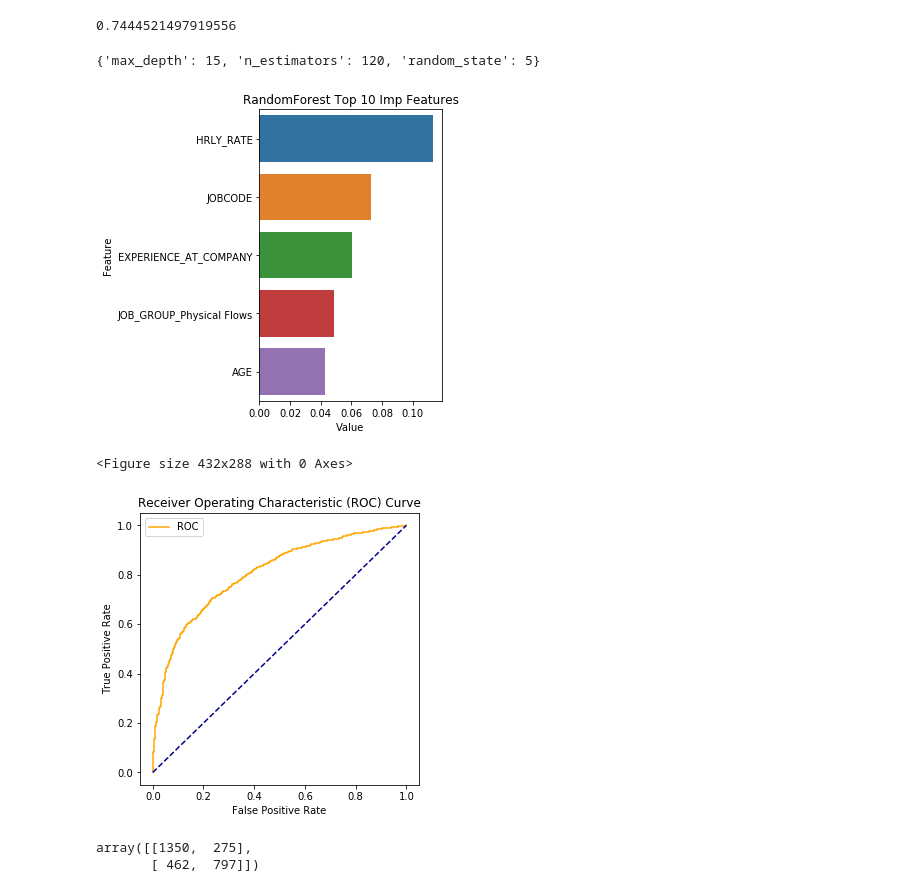
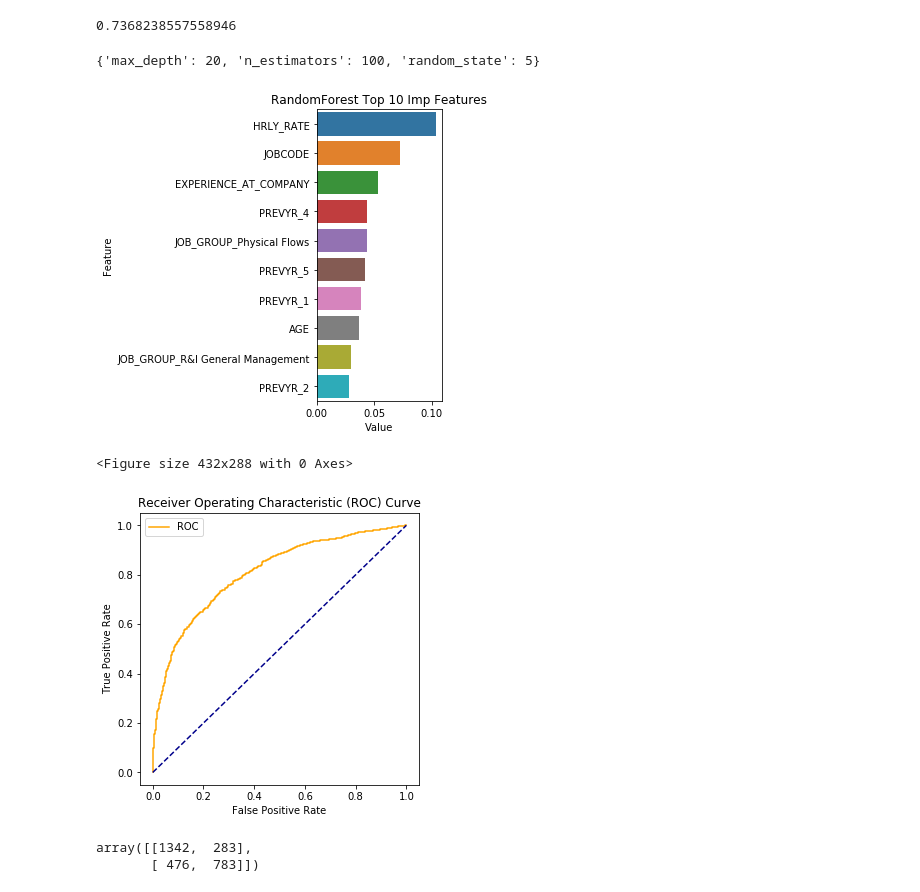
Before and after one commit to vbhuvana7/employee-attrition-prediction, a Jupyter notebook: Python/RandomForest.ipynb, the cells around one changed output. Saved outputs shown, nothing was run; the diff lists cells and outputs as text; code cells hidden in the pictures.

Commit message:
Added REFERRAL_SOURCE column for get_dummies

```diff
--- a/Python/RandomForest.ipynb
+++ b/Python/RandomForest.ipynb
@@ -12,13 +12,13 @@ from sklearn.metrics import confusion_matrix
 from sklearn.model_selection import GridSearchCV
 # %%
 df=pd.read_csv(r"../data/attrition_data_with_calculated_columns.csv")
-df.drop(['EMP_ID', 'TERMINATION_YEAR', 'ANNUAL_RATE', 'REFERRAL_SOURCE', 'COMBINED_JOB_GROUP', 'DISCRETIZED_ANNUAL_RATE', 'DISCRETIZED_AGE', 'PREVYR_1_PRESENT', 'PREVYR_2_PRESENT', 'PREVYR_3_PRESENT', 'PREVYR_4_PRESENT', 'PREVYR_5_PRESENT', 'employee_cnt', 'white_rate', 'asian_rate', 'black_rate', 'hispa_rate'], axis = 1, inplace=True)
+df.drop(['EMP_ID', 'TERMINATION_YEAR', 'ANNUAL_RATE', 'COMBINED_JOB_GROUP', 'DISCRETIZED_ANNUAL_RATE', 'DISCRETIZED_AGE', 'PREVYR_1_PRESENT', 'PREVYR_2_PRESENT', 'PREVYR_3_PRESENT', 'PREVYR_4_PRESENT', 'PREVYR_5_PRESENT', 'employee_cnt', 'white_rate', 'asian_rate', 'black_rate', 'hispa_rate'], axis = 1, inplace=True)
 df=df.replace({'STATUS': {'T': 1, 'A': 0}})
 # %%
 x=df.drop(['STATUS'], axis=1)
 y=df['STATUS']
 # %%
-x = pd.get_dummies(x, columns=['ETHNICITY', 'SEX', 'MARITAL_STATUS', 'NUMBER_OF_TEAM_CHANGED', 'HIRE_MONTH', 'IS_FIRST_JOB', 'TRAVELLED_REQUIRED', 'DISABLED_EMP', 'DISABLED_VET', 'JOB_GROUP'])
+x = pd.get_dummies(x, columns=['REFERRAL_SOURCE', 'ETHNICITY', 'SEX', 'MARITAL_STATUS', 'NUMBER_OF_TEAM_CHANGED', 'HIRE_MONTH', 'IS_FIRST_JOB', 'TRAVELLED_REQUIRED', 'DISABLED_EMP', 'DISABLED_VET', 'JOB_GROUP'])
 # %%
 to_be_label_encoded = ['EDUCATION_LEVEL']
 label_encoder = LabelEncoder()
@@ -69,22 +71,22 @@ Fitting 4 folds for each of 16 candidates, totalling 64 fits
 # %%
 print(accuracy_score(y_pred,y_test))
 # %% [output]
-0.7444521497919556
+0.7368238557558946
 # %%
 gridsearchcat.best_params_
 # %% [output]
-{'max_depth': 15, 'n_estimators': 120, 'random_state': 5}
+{'max_depth': 20, 'n_estimators': 100, 'random_state': 5}
 # %%
 feature_imp = pd.DataFrame(sorted(zip(rf_model.feature_importances_,x.columns)), columns=['Value','Feature'])
-feature_imp_top_10 = feature_imp.sort_values(by = 'Value',ascending=False).reset_index(drop=True)[:5]
+feature_imp_top_10 = feature_imp.sort_values(by = 'Value',ascending=False).reset_index(drop=True)[:10]
 plt.figure(figsize=(5, 5))
 sns.barplot(x="Value", y="Feature", data=feature_imp_top_10)
 plt.title('RandomForest Top 10 Imp Features')
 plt.tight_layout()
 plt.savefig('RandomForest ROC', dpi=150)
 plt.show()
 # %% [output]
-[figure, old version]
+[figure, new version]
 # %%
 y_pred_prob = rf_model.predict_proba(x_test)[:, 1]
 # %%
@@ -101,9 +103,9 @@ plt.legend(loc=0)
 plt.savefig('RandomForestROC', dpi=150)
 # %% [output]
 <Figure size 432x288 with 0 Axes>
-[figure, old version]
+[figure, new version]
 # %%
 confusion_matrix(y_test, y_pred)
 # %% [output]
-array([[1350,  275],
-       [ 462,  797]])
+array([[1342,  283],
+       [ 476,  783]])
```
Also changed, not shown: parts of 2 cells of this notebook, 29 other files.
